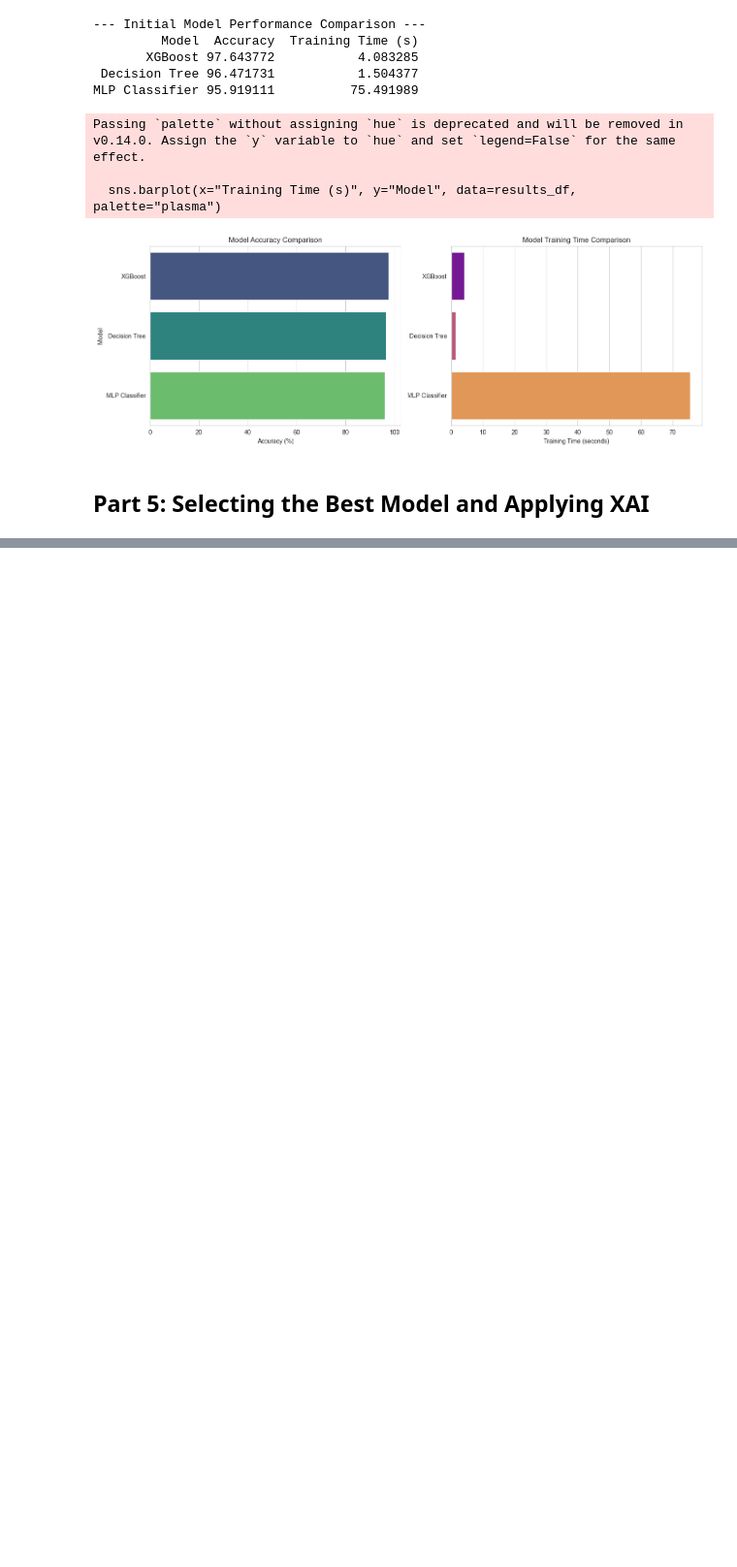
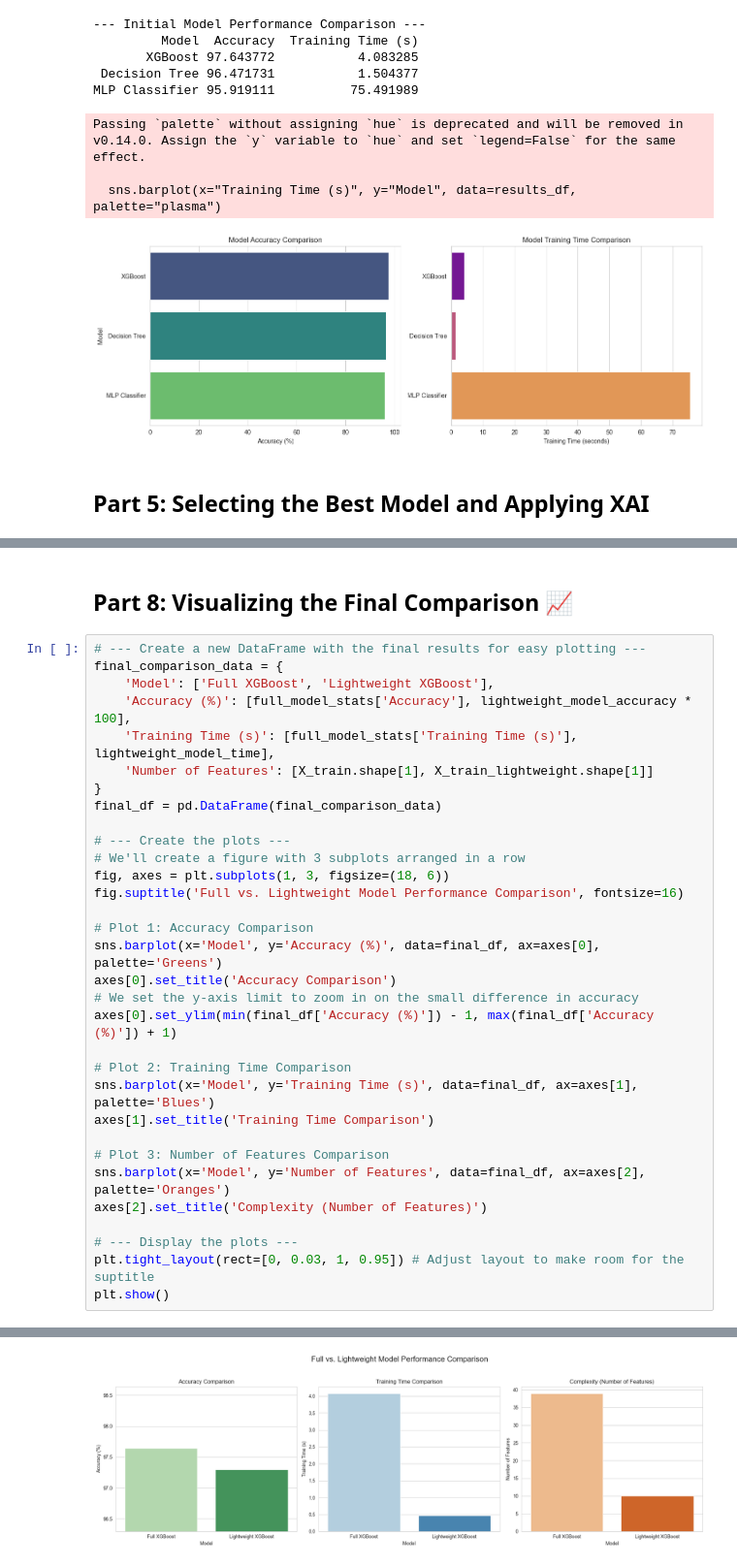
Before and after one commit to royronit14/IoT-Network-Intrusion-Detection-and-Classification-using-Explainable-XAI-Machine-Learning, a Jupyter notebook: My_Project.ipynb, the cells around one changed output, grey strips where cells are left out. Shown at 97% size. Drawn from its saved outputs; the diff is of its cells as text; blank space fills up the shorter version.

```diff
--- a/My_Project.ipynb
+++ b/My_Project.ipynb
@@ -260,0 +287,35 @@ compared a full model with a lightweight model derived from XAI insights.
+# %% [markdown]
+## Part 8: Visualizing the Final Comparison 📈
+# %%
+# --- Create a new DataFrame with the final results for easy plotting ---
+final_comparison_data = {
+    'Model': ['Full XGBoost', 'Lightweight XGBoost'],
+    'Accuracy (%)': [full_model_stats['Accuracy'], lightweight_model_accuracy * 100],
+    'Training Time (s)': [full_model_stats['Training Time (s)'], lightweight_model_time],
+    'Number of Features': [X_train.shape[1], X_train_lightweight.shape[1]]
+}
+final_df = pd.DataFrame(final_comparison_data)
+
+# --- Create the plots ---
+# We'll create a figure with 3 subplots arranged in a row
+fig, axes = plt.subplots(1, 3, figsize=(18, 6))
+fig.suptitle('Full vs. Lightweight Model Performance Comparison', fontsize=16)
+
+# Plot 1: Accuracy Comparison
+sns.barplot(x='Model', y='Accuracy (%)', data=final_df, ax=axes[0], palette='Greens')
+axes[0].set_title('Accuracy Comparison')
+# We set the y-axis limit to zoom in on the small difference in accuracy
+axes[0].set_ylim(min(final_df['Accuracy (%)']) - 1, max(final_df['Accuracy (%)']) + 1)
+
+# Plot 2: Training Time Comparison
+sns.barplot(x='Model', y='Training Time (s)', data=final_df, ax=axes[1], palette='Blues')
+axes[1].set_title('Training Time Comparison')
+
+# Plot 3: Number of Features Comparison
+sns.barplot(x='Model', y='Number of Features', data=final_df, ax=axes[2], palette='Oranges')
+axes[2].set_title('Complexity (Number of Features)')
+
+# --- Display the plots ---
+plt.tight_layout(rect=[0, 0.03, 1, 0.95]) # Adjust layout to make room for the suptitle
+plt.show()
+# %% [output]
@@ -260,0 +333 @@ compared a full model with a lightweight model derived from XAI insights.
+[figure, added]
```
Also changed, not shown: parts of 7 cells of this notebook.
